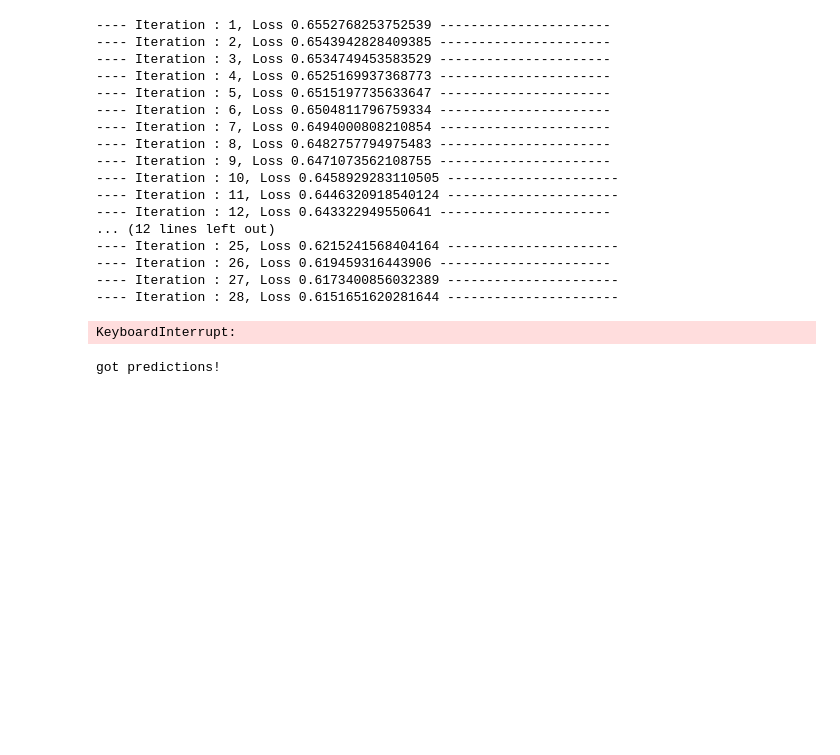
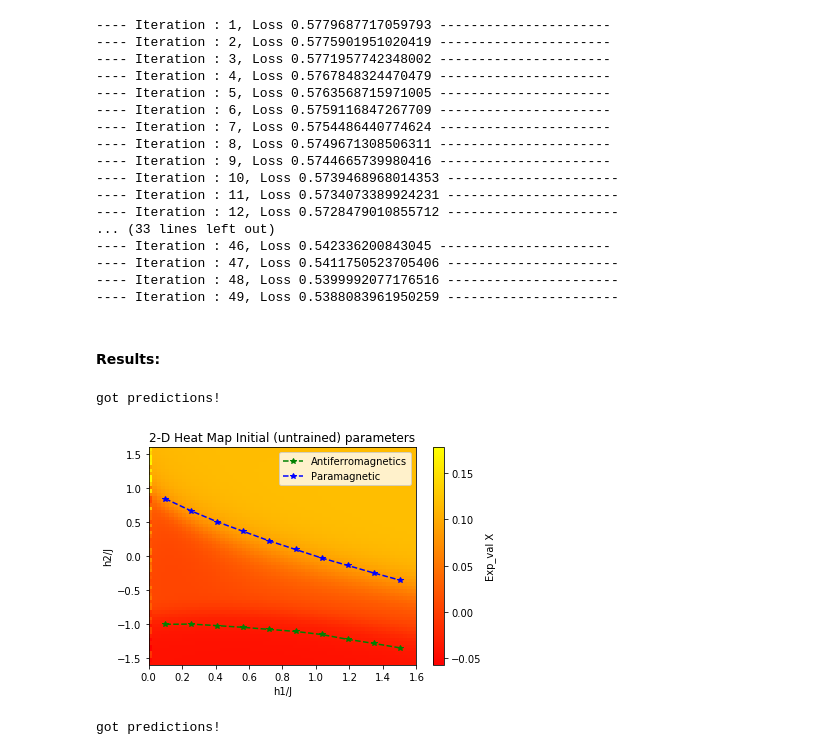
Before and after one commit to Jaybsoni/Quantum-Convolutional-Neural-Networks, a Jupyter notebook: qcnns_for_phase_recog/QCNNs for Classifying Quantum Phases of Matter.ipynb, the cells around one changed output. Drawn from its saved outputs; the diff is of its cells as text; code cells hidden in the pictures; blank space fills up the shorter version.

```diff
--- a/qcnns_for_phase_recog/QCNNs for Classifying Quantum Phases of Matter.ipynb
+++ b/qcnns_for_phase_recog/QCNNs for Classifying Quantum Phases of Matter.ipynb
@@ -66,12 +102,17 @@ initial_params = copy.deepcopy(my_qcnn.params)
 # %%
 ## Learning as described in paper:
+
+total_iterations = 50      # few iterations for quicker training and plotting
+# total_iterations = 1000  # our results showed that the model converges in ~ 500 iterations so setting upper limit to 1000
+                           # should be fine
+
 learning_rate = 100000  # intial value was 10 but this quantity doesn't learn fast enough !
 successive_loss = 1.0 # initialize to arbitrary value > 10^-5
 loss_lst = []  # initialize
 iteration_num = 1
 
-while (abs(successive_loss) > 1e-5) and (iteration_num < 1000):
-    pred = my_qcnn.forward(train_data, my_qcnn.params.copy())
+while (abs(successive_loss) > 1e-5) and (iteration_num <= total_iterations):
+    pred = my_qcnn.forward(train_data, my_qcnn.params.copy())  # we use a copy of the params to avoid potential aliasing
     loss = my_qcnn.mse_loss(pred, labels)
 
     print("---- Iteration : {}, Loss {} ----------------------".format(iteration_num, loss))
@@ -87,29 +128,28 @@ while (abs(successive_loss) > 1e-5) and (iteration_num < 1000):
             learning_rate /= 2  # if it gets bigger, decrease learning rate by 50%
 
     grad_mat = my_qcnn.compute_grad(train_data, labels)
-#     grad_mat = my_qcnn.compute_grad_w_mp(train_data, labels)  # with multi processing
-    my_qcnn.update_params(grad_mat, learning_rate)
+#     grad_mat = my_qcnn.compute_grad_w_mp(train_data, labels)  # with multi processing, causes errors when used in a notebook
+    my_qcnn.update_params(grad_mat, learning_rate)  # this layer will change the parameters (my_qcnn.params) internally
 
     loss_lst.append(loss)
     iteration_num += 1
 
 # params = copy.deepcopy(my_qcnn.params)
 # %% [output]
----- Iteration : 1, Loss 0.6552768253752539 ----------------------
----- Iteration : 2, Loss 0.6543942828409385 ----------------------
----- Iteration : 3, Loss 0.6534749453583529 ----------------------
----- Iteration : 4, Loss 0.6525169937368773 ----------------------
----- Iteration : 5, Loss 0.6515197735633647 ----------------------
----- Iteration : 6, Loss 0.6504811796759334 ----------------------
----- Iteration : 7, Loss 0.6494000808210854 ----------------------
----- Iteration : 8, Loss 0.6482757794975483 ----------------------
----- Iteration : 9, Loss 0.6471073562108755 ----------------------
----- Iteration : 10, Loss 0.6458929283110505 ----------------------
----- Iteration : 11, Loss 0.6446320918540124 ----------------------
----- Iteration : 12, Loss 0.643322949550641 ----------------------
-... (12 lines left out)
----- Iteration : 25, Loss 0.6215241568404164 ----------------------
----- Iteration : 26, Loss 0.619459316443906 ----------------------
----- Iteration : 27, Loss 0.6173400856032389 ----------------------
----- Iteration : 28, Loss 0.6151651620281644 ----------------------
+---- Iteration : 1, Loss 0.5779687717059793 ----------------------
+---- Iteration : 2, Loss 0.5775901951020419 ----------------------
+---- Iteration : 3, Loss 0.5771957742348002 ----------------------
+---- Iteration : 4, Loss 0.5767848324470479 ----------------------
+---- Iteration : 5, Loss 0.5763568715971005 ----------------------
+---- Iteration : 6, Loss 0.5759116847267709 ----------------------
+---- Iteration : 7, Loss 0.5754486440774624 ----------------------
+---- Iteration : 8, Loss 0.5749671308506311 ----------------------
+---- Iteration : 9, Loss 0.5744665739980416 ----------------------
+---- Iteration : 10, Loss 0.5739468968014353 ----------------------
+---- Iteration : 11, Loss 0.5734073389924231 ----------------------
+---- Iteration : 12, Loss 0.5728479010855712 ----------------------
+... (33 lines left out)
+---- Iteration : 46, Loss 0.542336200843045 ----------------------
+---- Iteration : 47, Loss 0.5411750523705406 ----------------------
+---- Iteration : 48, Loss 0.5399992077176516 ----------------------
+---- Iteration : 49, Loss 0.5388083961950259 ----------------------
-KeyboardInterrupt:
@@ -118,3 +156,35 @@ KeyboardInterrupt:
+# %% [markdown]
+#### Results:
+# %%
+## heat_map for initial params (graph visualization) :
+initial_predictions = my_qcnn.forward(test_data, initial_params)
+print('got predictions!')
+# %% [output]
+got predictions!
+# %%
+pred_mat = initial_predictions.reshape((64, 64), order='F')
+h1_vals = np.linspace(0, 1.6, 64)
+h2_vals = np.linspace(-1.6, 1.6, 64)
+
+# plot heat map
+heat_map = plt.pcolormesh(h1_vals, h2_vals, pred_mat, cmap = 'autumn')
+plt.colorbar(heat_map, label="Exp_val X")
+plt.title( "2-D Heat Map Initial (untrained) parameters" )
+plt.xlabel('h1/J')
+plt.ylabel('h2/J')
+
+# plot phase boundaries
+h1_vals = [0.1000, 0.2556, 0.4111, 0.5667, 0.7222, 0.8778, 1.0333, 1.1889, 1.3444, 1.5000]
+anti_ferro_mag_boundary = [-1.004, -1.0009, -1.024, -1.049, -1.079, -1.109, -1.154,  -1.225, -1.285, -1.35]
+para_mag_boundary = [0.8439, 0.6636, 0.5033, 0.3631, 0.2229, 0.09766, -0.02755, -0.1377, -0.2479, -0.3531]
+
+plt.plot(h1_vals, anti_ferro_mag_boundary,"g--*", label="Antiferromagnetics")
+plt.plot(h1_vals, para_mag_boundary, "b--*", label="Paramagnetic")
+
+plt.legend()
+plt.show()
+# %% [output]
+[figure, added]
 # %%
 ## Using model on test data (graph visualization) :
 predictions = my_qcnn.forward(test_data, my_qcnn.params.copy())
```
Also changed, not shown: parts of 11 cells of this notebook, 5 other files.
